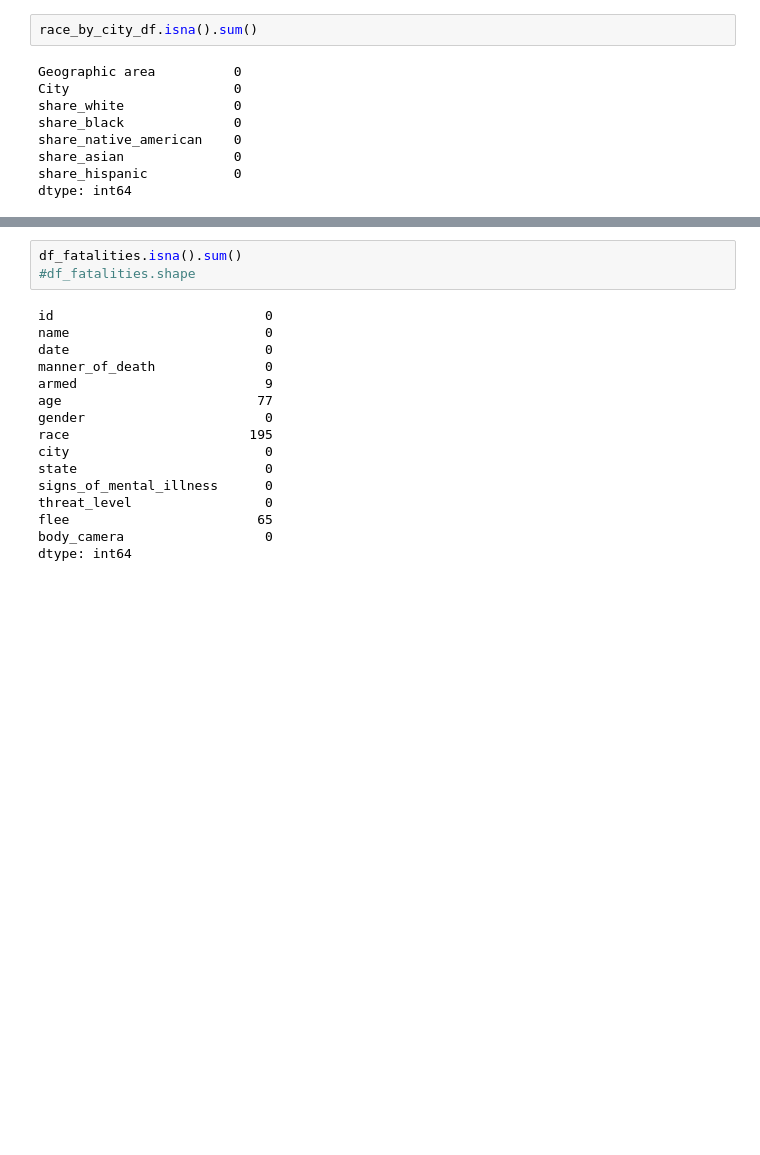
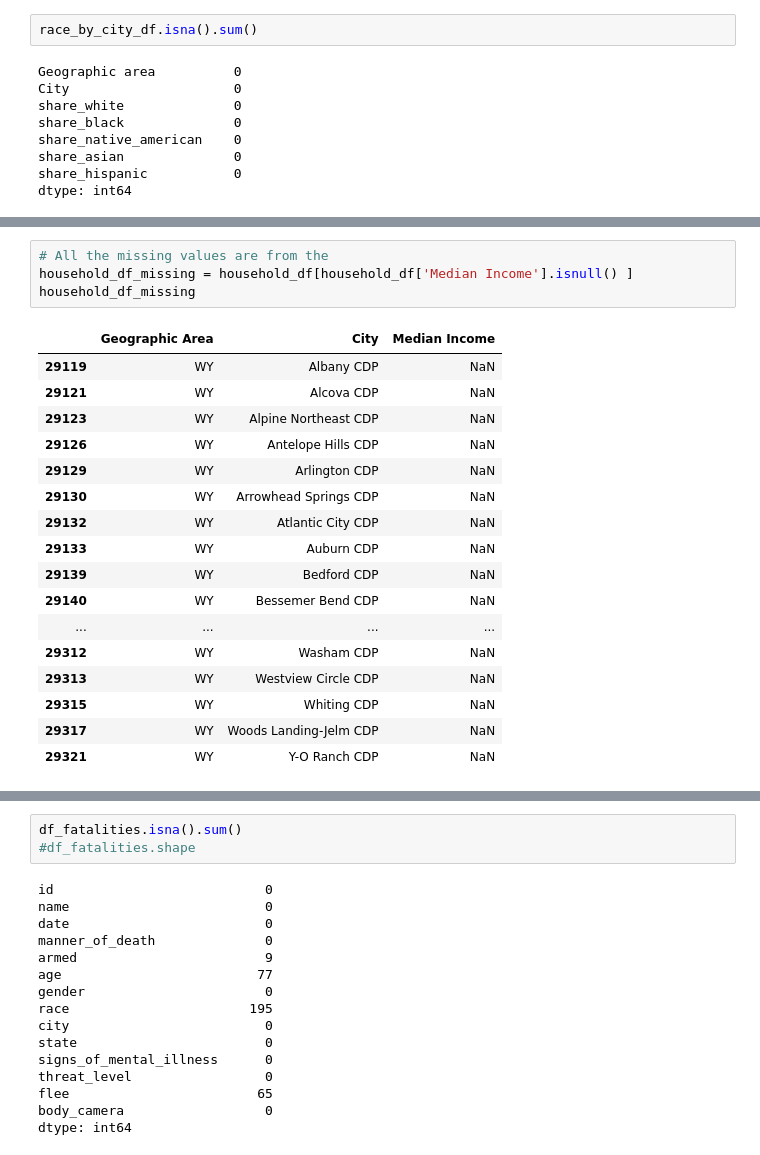
Before and after one commit to AbbyNyakara/Fatal_Force, a Jupyter notebook: Fatal_Force.ipynb, the cells around one changed output, grey strips where cells are left out. Drawn from its saved outputs; the diff is of its cells as text; blank space fills up the shorter version.

```diff
--- a/Fatal_Force.ipynb
+++ b/Fatal_Force.ipynb
@@ -90,3 +111,25 @@ Geographic Area     0
 City                0
 Median Income      51
 dtype: int64
+# %%
+# All the missing values are from the
+household_df_missing = household_df[household_df['Median Income'].isnull() ]
+household_df_missing
+# %% [output]
+|  | Geographic Area | City | Median Income |
+| 29119 | WY | Albany CDP | NaN |
+| 29121 | WY | Alcova CDP | NaN |
+| 29123 | WY | Alpine Northeast CDP | NaN |
+| 29126 | WY | Antelope Hills CDP | NaN |
+| 29129 | WY | Arlington CDP | NaN |
+| 29130 | WY | Arrowhead Springs CDP | NaN |
+| 29132 | WY | Atlantic City CDP | NaN |
+| 29133 | WY | Auburn CDP | NaN |
+| 29139 | WY | Bedford CDP | NaN |
+| 29140 | WY | Bessemer Bend CDP | NaN |
+| ... | ... | ... | ... |
+| 29312 | WY | Washam CDP | NaN |
+| 29313 | WY | Westview Circle CDP | NaN |
+| 29315 | WY | Whiting CDP | NaN |
+| 29317 | WY | Woods Landing-Jelm CDP | NaN |
+| 29321 | WY | Y-O Ranch CDP | NaN |
```
Also changed, not shown: parts of 12 cells of this notebook.
